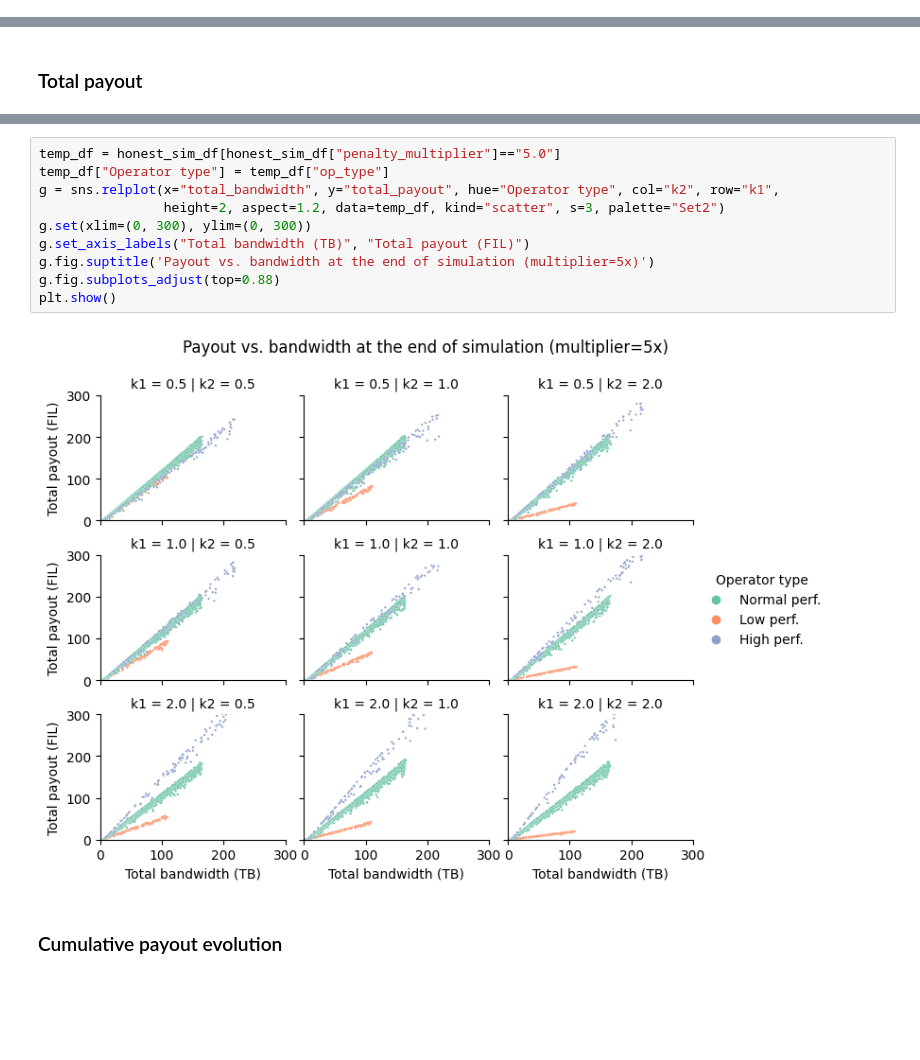
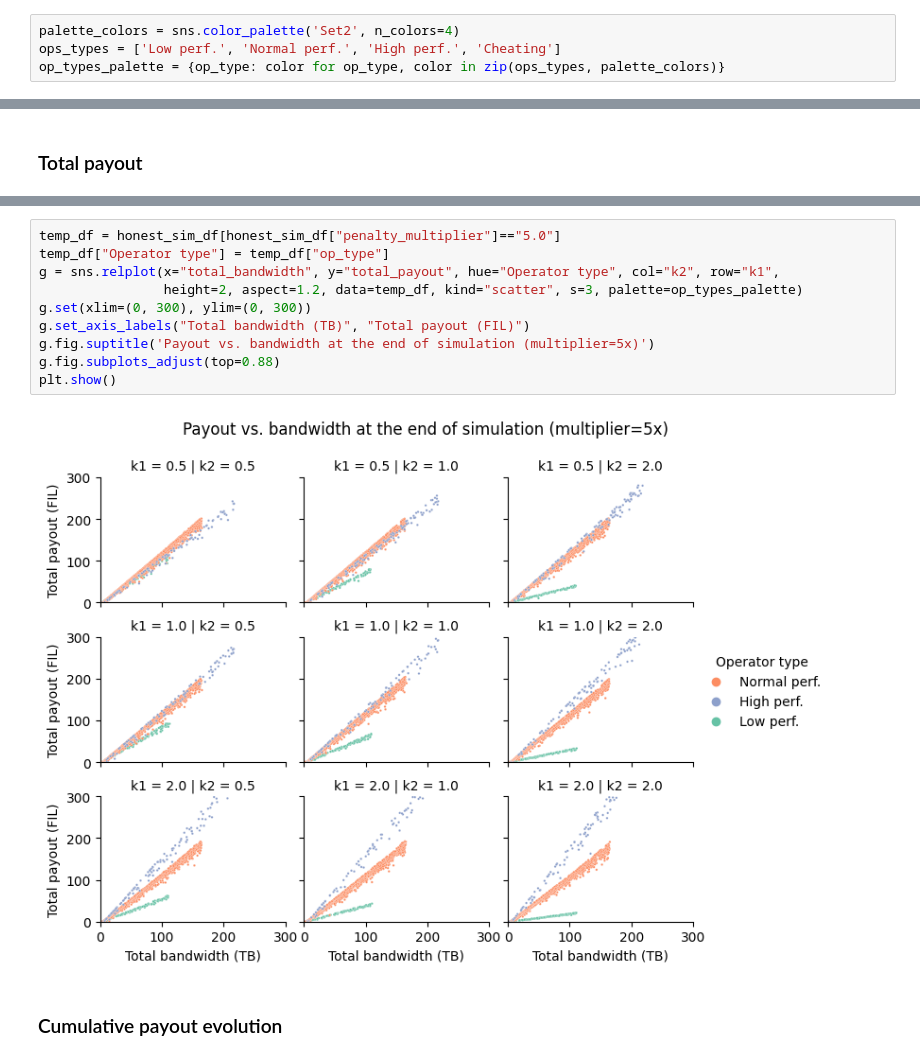
Before and after one commit to protocol/cel-retrieval, a Jupyter notebook: saturn-aliens/notebooks/4.1-full_sim_growth_reward.ipynb, the cells around one changed output, grey strips where cells are left out. Drawn from its saved outputs; the diff is of its cells as text; blank space fills up the shorter version.

```diff
--- a/saturn-aliens/notebooks/4.1-full_sim_growth_reward.ipynb
+++ b/saturn-aliens/notebooks/4.1-full_sim_growth_reward.ipynb
@@ -139,3 +141,7 @@ sum_traj_df.head()
+# %%
+palette_colors = sns.color_palette('Set2', n_colors=4)
+ops_types = ['Low perf.', 'Normal perf.', 'High perf.', 'Cheating']
+op_types_palette = {op_type: color for op_type, color in zip(ops_types, palette_colors)}
 # %% [markdown]
 ## 3. Capital deployment
 
@@ -257,15 +263,15 @@ plt.show()
 # %%
 temp_df = honest_sim_df[honest_sim_df["penalty_multiplier"]=="5.0"]
 temp_df["Operator type"] = temp_df["op_type"]
 g = sns.relplot(x="total_bandwidth", y="total_payout", hue="Operator type", col="k2", row="k1",
-                height=2, aspect=1.2, data=temp_df, kind="scatter", s=3, palette="Set2")
+                height=2, aspect=1.2, data=temp_df, kind="scatter", s=3, palette=op_types_palette)
 g.set(xlim=(0, 300), ylim=(0, 300))
 g.set_axis_labels("Total bandwidth (TB)", "Total payout (FIL)")
 g.fig.suptitle('Payout vs. bandwidth at the end of simulation (multiplier=5x)')
 g.fig.subplots_adjust(top=0.88)
 plt.show()
 # %% [output]
-[figure, old version]
+[figure, new version]
 # %% [markdown]
 ### Cumulative payout evolution
 # %%
```
Also changed, not shown: parts of 23 cells of this notebook, 1 other file.
